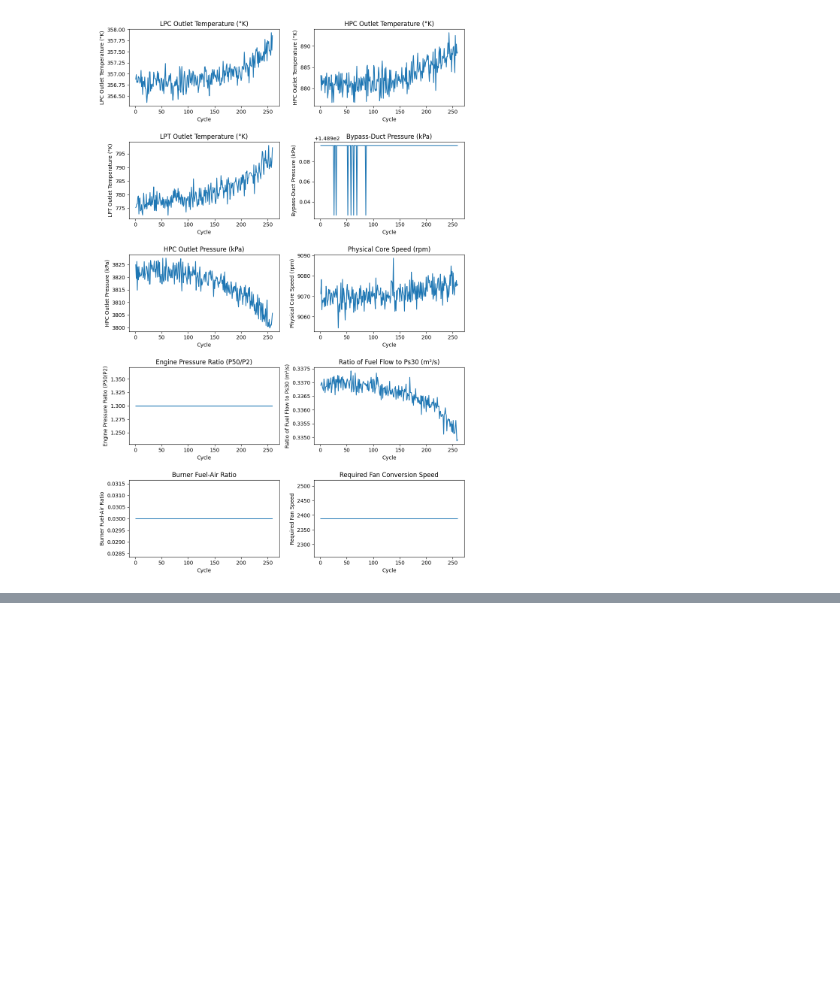
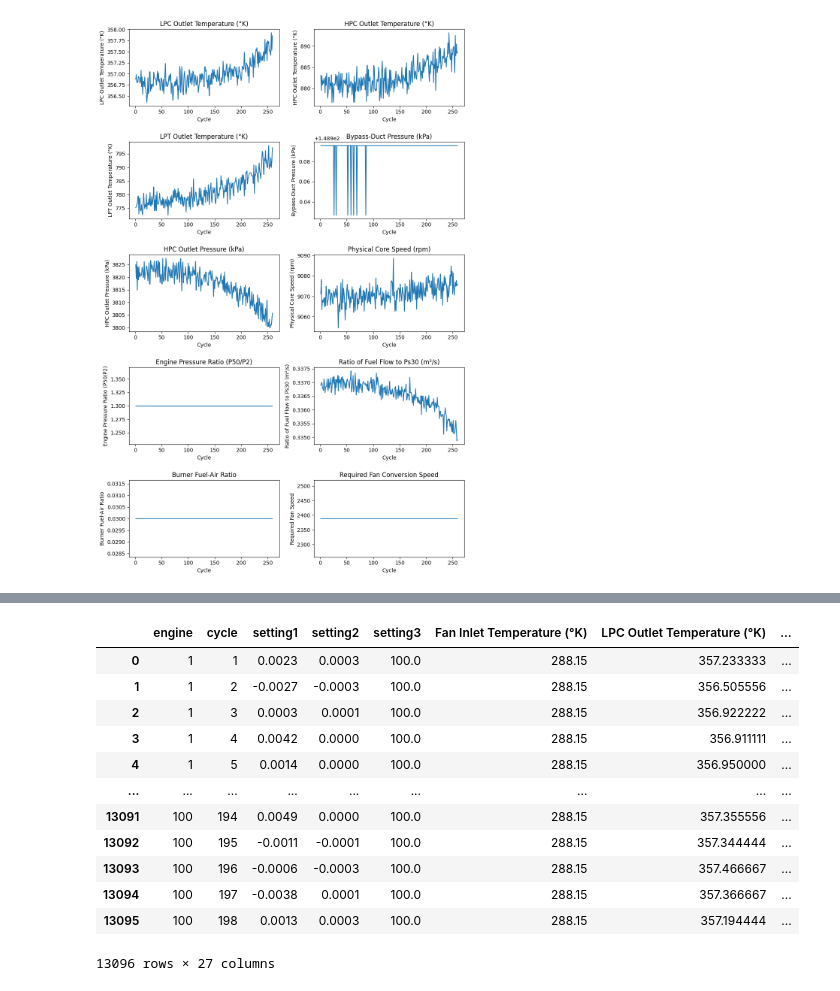
Before and after one commit to IVIOIST/rul-prediction, a Jupyter notebook: preprocessing.ipynb, the cells around one changed output, grey strips where cells are left out. Saved outputs shown, nothing was run; the diff lists cells and outputs as text; code cells hidden in the pictures; blank space fills up the shorter version.

```diff
--- a/preprocessing.ipynb
+++ b/preprocessing.ipynb
@@ -150,0 +246,5 @@ plt.show()
+# %%
+rul_df = pd.read_csv('data/raw/RUL_FD001.txt', sep=" ", header=None)
+rul_df = rul_df.drop(columns=[1])
+# %%
+rul_df.columns = ['RUL']
@@ -150,0 +267,24 @@ plt.show()
+# %%
+rul_series = rul_df.iloc[:, 0]  # first column only
+
+df['rul_start'] = df['engine'].map(lambda eng: rul_series[eng - 1])
+df['RUL'] = df['rul_start'] - df.groupby('engine').cumcount()
+df['RUL'] = df['RUL'].clip(lower=0)  # optional safety guard
+
+df.drop(columns=['rul_start'], inplace=True)
+# %%
+df
+# %% [output]
+|  | engine | cycle | setting1 | setting2 | setting3 | Fan Inlet Temperature (°K) | LPC Outlet Temperature (°K) | ... |
+| 0 | 1 | 1 | 0.0023 | 0.0003 | 100.0 | 288.15 | 357.233333 | ... |
+| 1 | 1 | 2 | -0.0027 | -0.0003 | 100.0 | 288.15 | 356.505556 | ... |
+| 2 | 1 | 3 | 0.0003 | 0.0001 | 100.0 | 288.15 | 356.922222 | ... |
+| 3 | 1 | 4 | 0.0042 | 0.0000 | 100.0 | 288.15 | 356.911111 | ... |
+| 4 | 1 | 5 | 0.0014 | 0.0000 | 100.0 | 288.15 | 356.950000 | ... |
+| ... | ... | ... | ... | ... | ... | ... | ... | ... |
+| 13091 | 100 | 194 | 0.0049 | 0.0000 | 100.0 | 288.15 | 357.355556 | ... |
+| 13092 | 100 | 195 | -0.0011 | -0.0001 | 100.0 | 288.15 | 357.344444 | ... |
+| 13093 | 100 | 196 | -0.0006 | -0.0003 | 100.0 | 288.15 | 357.466667 | ... |
+| 13094 | 100 | 197 | -0.0038 | 0.0001 | 100.0 | 288.15 | 357.366667 | ... |
+| 13095 | 100 | 198 | 0.0013 | 0.0003 | 100.0 | 288.15 | 357.194444 | ... |
+13096 rows × 27 columns
```
Also changed, not shown: parts of 12 cells of this notebook, 2 other files.
